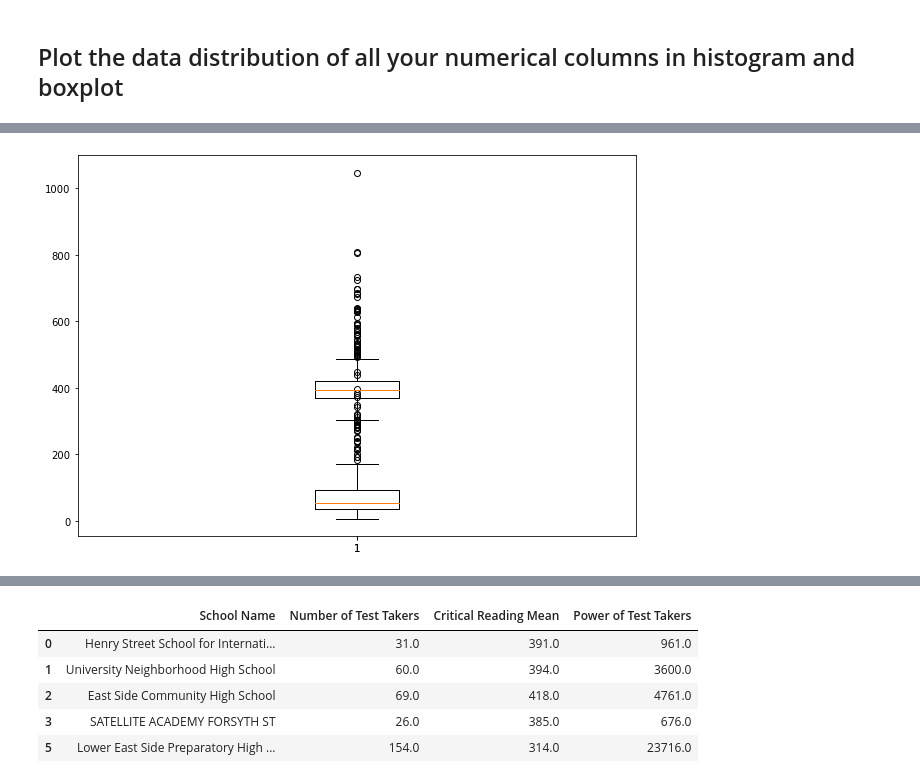
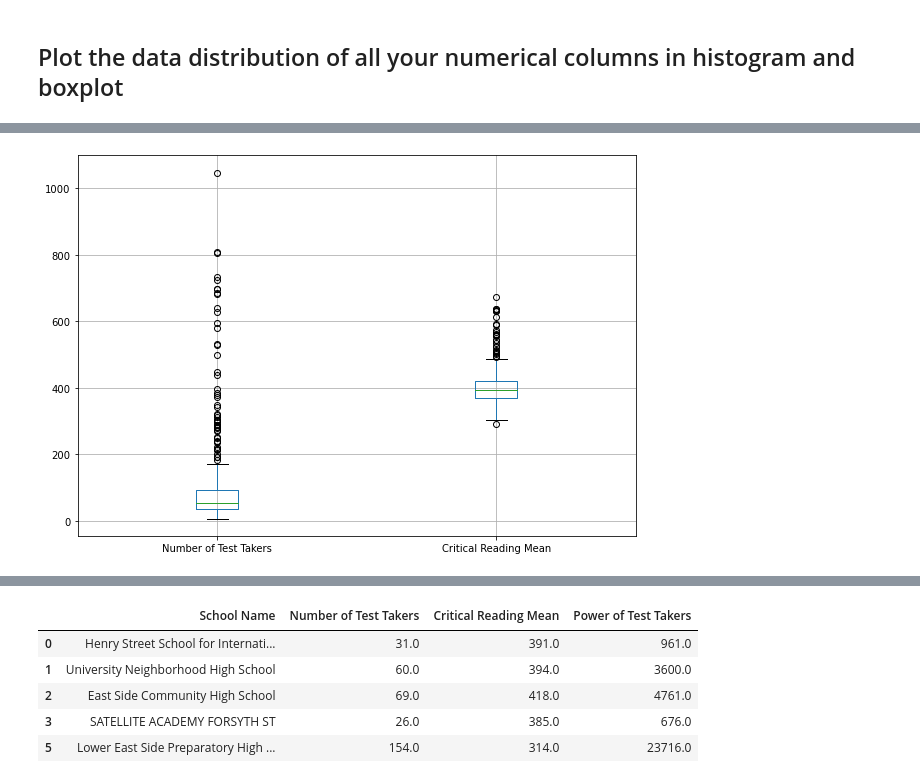
Before and after one commit to alyannisa/module-2, a Jupyter notebook: mod2_nurul_alyannisa.ipynb, the cells around one changed output, grey strips where cells are left out. Saved outputs shown, nothing was run; the diff lists cells and outputs as text; code cells hidden in the pictures.

```diff
--- a/mod2_nurul_alyannisa.ipynb
+++ b/mod2_nurul_alyannisa.ipynb
@@ -106,0 +102,5 @@ plt.show()
+# %%
+new_school = school[['Number of Test Takers','Critical Reading Mean']]
+new_school.hist()
+
+plt.show()
@@ -107,13 +109,11 @@ plt.show()
 # %%
 fig = plt.figure(figsize =(10, 7))
 
-plt.boxplot(takers)
-
-plt.boxplot(read)
+new_school.boxplot()
 
 plt.show()
 # %% [output]
-[figure, old version]
+[figure, new version]
 # %% [markdown]
 ## Create a new column in the same dataframe that is raised power of two of an existing column
 Example:
```
Also changed, not shown: parts of 31 cells of this notebook.
